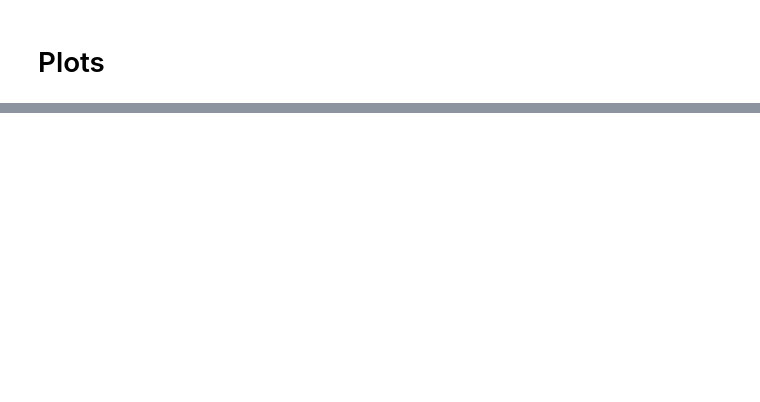
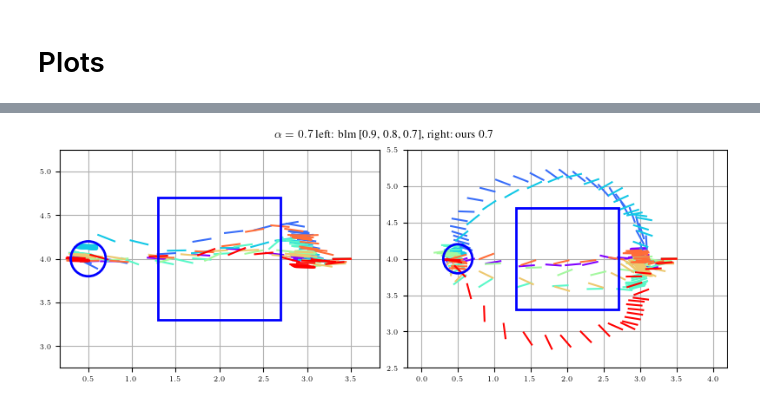
Before and after one commit to martius-lab/dominic, a Jupyter notebook: solo_legged_gym/plot/marin_plot.ipynb, the cells around one changed output, grey strips where cells are left out. Drawn from its saved outputs; the diff is of its cells as text; code cells hidden in the pictures; blank space fills up the shorter version.

```diff
--- a/solo_legged_gym/plot/marin_plot.ipynb
+++ b/solo_legged_gym/plot/marin_plot.ipynb
@@ -21,18 +21,11 @@ from tueplots import bundles
 from tueplots import figsizes, fontsizes
 
 plt.rcParams.update(bundles.icml2022())
-# figsize = figsizes.icml(ncols=1)
-# plt.rcParams.update(figsize)
 
-new_font_size = {k: v for k,v in fontsizes.neurips2023().items()}
-plt.rcParams.update(new_font_size)
-figsize
+sizes = plt.rcParams.copy()
 
-
-
-sizes = figsizes.neurips2023(ncols=1)
+figsize_hhalf = sizes['figure.figsize'][0] / 2, sizes['figure.figsize'][1]
 new_figsize = sizes['figure.figsize'][0], sizes['figure.figsize'][1] /2.0
-
 sizes = figsizes.neurips2023(ncols=1)
 new_figsize = sizes['figure.figsize'][0], sizes['figure.figsize'][1] /2.0
 figsize_full = sizes['figure.figsize'][0], sizes['figure.figsize'][1]
@@ -44,6 +37,7 @@ figsize_70 = sizes['figure.figsize'][0], sizes['figure.figsize'][1] * 0.7
 
 
 # COLORS = "#E69F00", "#56B4E9", "#009E73", "#0072B2", "#D55E00", "#CC79A7", "#F0E442"
+
 COLORS = "#E69F00", "#56B4E9", "#009E73", "#0072B2", "#D55E00", "#CC79A7", "#F0E442"
 
 
@@ -54,8 +48,7 @@ COLORS_FLOATING_POINT = [
     (0.923,0.386,0.209), # red
     (0.528,0.471,0.701), # purple
     (0.772,0.432,0.102), # brown
-    (0.364,0.619,0.782), # cyan,
-    (1.0, 0.8313725490196079, 0.0), # gold
+    (0.364,0.619,0.782) # cyan
 ]
 
 # AL group color scheme
@@ -623,50 +623,53 @@ ax.axis('equal')
 fig.savefig('/home/mvlastelica/Figures/icra2023/behind_box_diverse_equal.pdf', bbox_inches='tight')
 # %%
 import math
-df_behindbox_987 = pd.read_csv(f"{data_path}/1_blm/987_/logged_data/log_data_do.csv")
-df_behindbox_78 = pd.read_csv(f"{data_path}/1_controllability2/78_/logged_data/log_data_do.csv")
+import matplotlib.patches as patches
 
+df_behindbox_62 = pd.read_csv(f"{data_path}/blm_hardware_alpha_l0/working_directories/62/logged_data/log_data_do.csv")
+df_behindbox_67 = pd.read_csv(f"{data_path}/blm_hardware_alpha_l0/working_directories/67/logged_data/log_data_do.csv")
 
 subsample = 15
 
-x_behindbox_987 = [df_behindbox_987.loc[:, f'root_pos_x_{i}'].tolist()[1::subsample] for i in range(8)]
-y_behindbox_987 = [df_behindbox_987.loc[:, f'root_pos_y_{i}'].tolist()[1::subsample] for i in range(8)]
-yaw_behindbox_987 = [df_behindbox_987.loc[:, f'base_yaw_{i}'].tolist()[1::subsample] for i in range(8)]
+x_behindbox_62 = [df_behindbox_62.loc[:, f'root_pos_x_{i}'].tolist()[1::subsample] for i in range(8)]
+y_behindbox_62 = [df_behindbox_62.loc[:, f'root_pos_y_{i}'].tolist()[1::subsample] for i in range(8)]
+yaw_behindbox_62 = [df_behindbox_62.loc[:, f'base_yaw_{i}'].tolist()[1::subsample] for i in range(8)]
 
-x_behindbox_78 = [df_behindbox_78.loc[:, f'root_pos_x_{i}'].tolist()[1::subsample] for i in range(8)]
-y_behindbox_78 = [df_behindbox_78.loc[:, f'root_pos_y_{i}'].tolist()[1::subsample] for i in range(8)]
-yaw_behindbox_78 = [df_behindbox_78.loc[:, f'base_yaw_{i}'].tolist()[1::subsample] for i in range(8)]
+x_behindbox_67 = [df_behindbox_67.loc[:, f'root_pos_x_{i}'].tolist()[1::subsample] for i in range(8)]
+y_behindbox_67 = [df_behindbox_67.loc[:, f'root_pos_y_{i}'].tolist()[1::subsample] for i in range(8)]
+yaw_behindbox_67 = [df_behindbox_67.loc[:, f'base_yaw_{i}'].tolist()[1::subsample] for i in range(8)]
 
 colors = cm.rainbow(np.linspace(0, 1, 8))
 
 def draw_line(ax,x,y,angle,length, color_):
   terminus_x = x + length * math.cos(angle)
   terminus_y = y + length * math.sin(angle)
   line = ax.plot([x, terminus_x],[y,terminus_y], color=color_)
 
 fig, axs = plt.subplots(1, 2)
 
 
 # pl.axis([-5,20,-5,40])
 for j in range(8):
-    for i in range(0,len(x_behindbox_987[j])):
-      draw_line(axs[0], x_behindbox_987[j][i],y_behindbox_987[j][i],yaw_behindbox_987[j][i], 0.2, colors[j])
-    for i in range(0,len(x_behindbox_78[j])):
-      draw_line(axs[1], x_behindbox_78[j][i],y_behindbox_78[j][i],yaw_behindbox_78[j][i], 0.2, colors[j])
+    for i in range(0,len(x_behindbox_62[j])):
+      draw_line(axs[0], x_behindbox_62[j][i],y_behindbox_62[j][i],yaw_behindbox_62[j][i], 0.2, colors[j])
+    for i in range(0,len(x_behindbox_67[j])):
+      draw_line(axs[1], x_behindbox_67[j][i],y_behindbox_67[j][i],yaw_behindbox_67[j][i], 0.2, colors[j])
 
 # axs[0].legend("1")
 # axs[1].legend("2")
 
 for ax in axs.flat:
     # ax.legend(loc='upper right')
     ax.grid(True)
     rect = patches.Rectangle((1.3, 3.3), 1.4, 1.4, linewidth=2, edgecolor='b', facecolor='none', zorder=2)
     ax.add_patch(rect)
     circ = patches.Circle((0.5, 4.0), radius=0.2, linewidth=2, edgecolor='b', facecolor='none', zorder=2)
     ax.add_patch(circ)
     ax.axis('equal')
     ax.set_xlim(0.0, 4.0)
     ax.set_ylim(2.5, 5.5)
 fig.set_size_inches(8, 3)
 plt.suptitle(r"$\alpha = 0.7$" + " left: blm [0.9, 0.8, 0.7], right: ours 0.7")
 plt.show()
+# %% [output]
+[figure, added]
```
Also changed, not shown: parts of 5 cells of this notebook, 1 other file.
